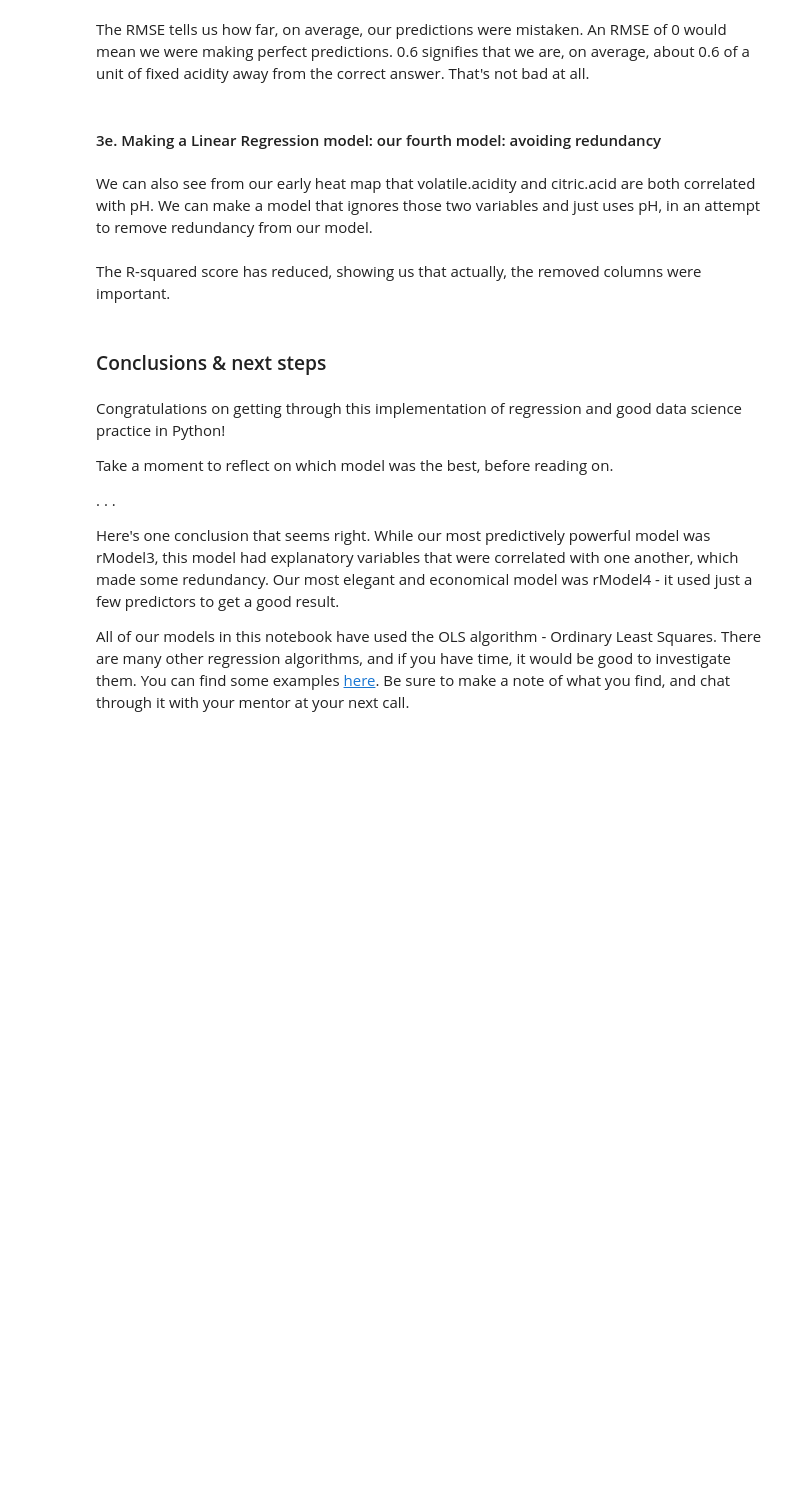
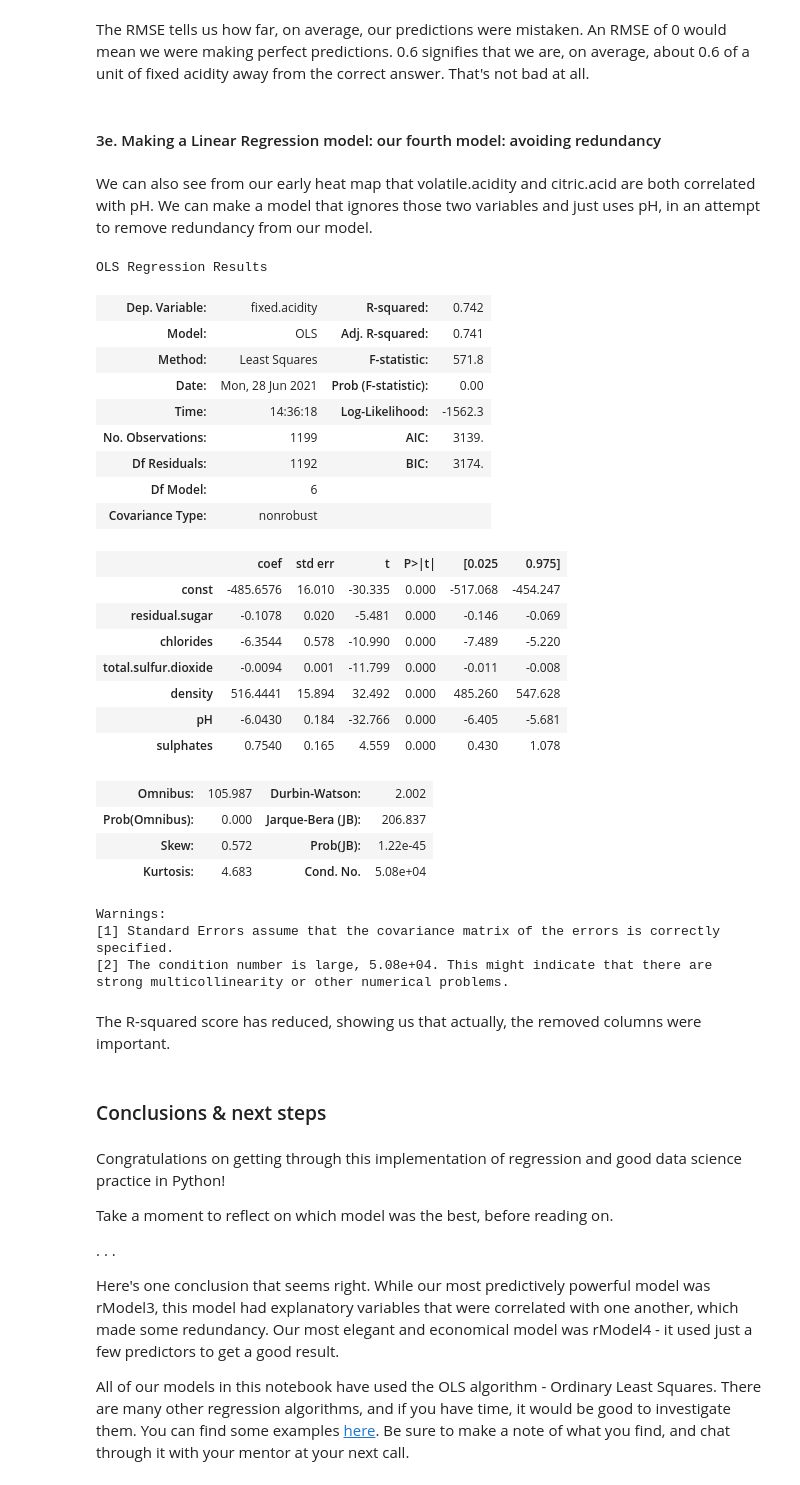
Before and after one commit to JasonCaldwellMBA/Linear_Regression_Case_Study, a Jupyter notebook: Springboard Regression Case Study - the Red Wine Dataset - Tier 3.ipynb, the cells around one changed output. Saved outputs shown, nothing was run; the diff lists cells and outputs as text; code cells hidden in the pictures; blank space fills up the shorter version.

Commit message:
Complete fourth model for section 3 in tier 3

```diff
--- a/Springboard Regression Case Study - the Red Wine Dataset - Tier 3.ipynb
+++ b/Springboard Regression Case Study - the Red Wine Dataset - Tier 3.ipynb
@@ -538,21 +538,49 @@ We can also see from our early heat map that volatile.acidity and citric.acid ar
 # %%
 # Create test and train datasets
 # Include the remaining six columns as predictors
-_ _ _
+X = df[['residual.sugar', 'chlorides', 'total.sulfur.dioxide', 'density', 'pH', 'sulphates']]
 
 # Create constants for X, so the model knows its bounds
-_ _ _
+X = sm.add_constant(X)
+
+y = df[['fixed.acidity']]
 
 # Split the data
-
-_ _ _
+X_train, X_test, y_train, y_test = train_test_split(X, y, test_size=0.25, random_state=123)
 # %%
-# Create the fifth model
-_ _ _
+# Create the fourth model
+rModel4 = sm.OLS(y_train, X_train)
 # Fit the model
-_ _ _
+rModel4_results = rModel4.fit()
 # Evaluate the model
-_ _ _
+rModel4_results.summary()
+# %% [output]
+OLS Regression Results
+| Dep. Variable: | fixed.acidity | R-squared: | 0.742 |
+| Model: | OLS | Adj. R-squared: | 0.741 |
+| Method: | Least Squares | F-statistic: | 571.8 |
+| Date: | Mon, 28 Jun 2021 | Prob (F-statistic): | 0.00 |
+| Time: | 14:36:18 | Log-Likelihood: | -1562.3 |
+| No. Observations: | 1199 | AIC: | 3139. |
+| Df Residuals: | 1192 | BIC: | 3174. |
+| Df Model: | 6 |  |  |
+| Covariance Type: | nonrobust |  |  |
+|  | coef | std err | t | P>|t| | [0.025 | 0.975] |
+| const | -485.6576 | 16.010 | -30.335 | 0.000 | -517.068 | -454.247 |
+| residual.sugar | -0.1078 | 0.020 | -5.481 | 0.000 | -0.146 | -0.069 |
+| chlorides | -6.3544 | 0.578 | -10.990 | 0.000 | -7.489 | -5.220 |
+| total.sulfur.dioxide | -0.0094 | 0.001 | -11.799 | 0.000 | -0.011 | -0.008 |
+| density | 516.4441 | 15.894 | 32.492 | 0.000 | 485.260 | 547.628 |
+| pH | -6.0430 | 0.184 | -32.766 | 0.000 | -6.405 | -5.681 |
+| sulphates | 0.7540 | 0.165 | 4.559 | 0.000 | 0.430 | 1.078 |
+| Omnibus: | 105.987 | Durbin-Watson: | 2.002 |
+| Prob(Omnibus): | 0.000 | Jarque-Bera (JB): | 206.837 |
+| Skew: | 0.572 | Prob(JB): | 1.22e-45 |
+| Kurtosis: | 4.683 | Cond. No. | 5.08e+04 |
+Warnings:
+[1] Standard Errors assume that the covariance matrix of the errors is correctly specified.
+[2] The condition number is large, 5.08e+04. This might indicate that there are
+strong multicollinearity or other numerical problems.
 # %% [markdown]
 The R-squared score has reduced, showing us that actually, the removed columns were important.
 # %% [markdown]
```
